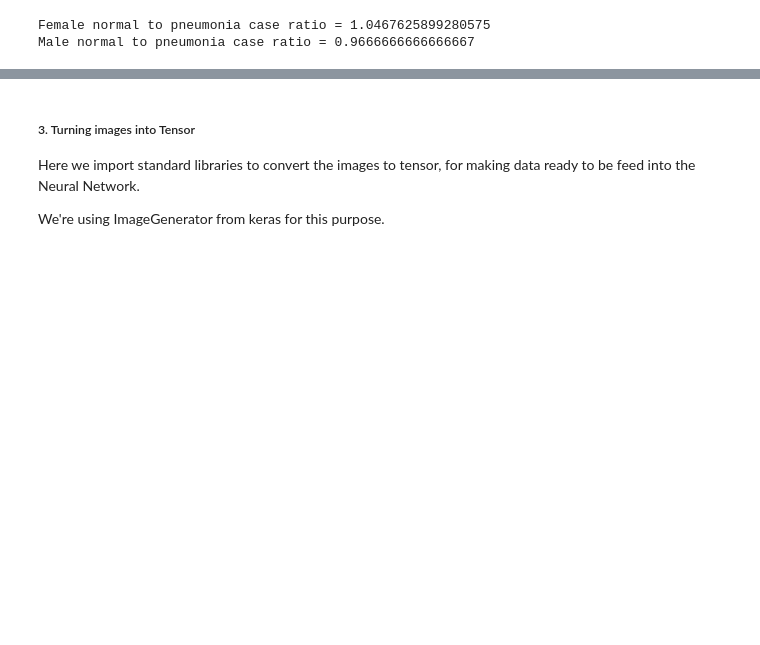
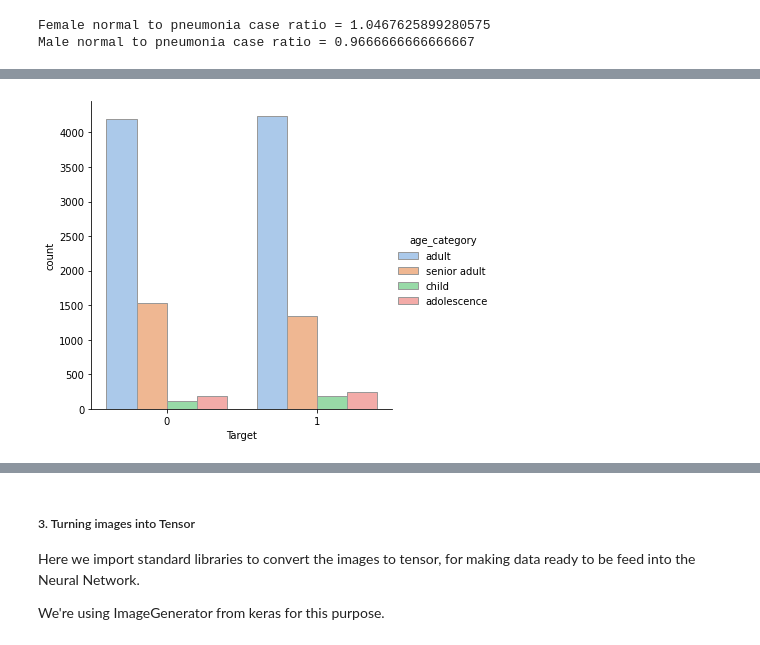
Before and after one commit to Mattobad/Pneumonia-Detection-Deep-Learning, a Jupyter notebook: End_to_End_Pneumonia_detection.ipynb, the cells around one changed output, grey strips where cells are left out. Drawn from its saved outputs; the diff is of its cells as text; code cells hidden in the pictures; blank space fills up the shorter version.

Commit message:
added exploratory data analysis

```diff
--- a/End_to_End_Pneumonia_detection.ipynb
+++ b/End_to_End_Pneumonia_detection.ipynb
@@ -451,0 +474,3 @@ Here, normal to pneumonia case ratio is higher for male compared to female. This
+# %%
+# removing the only one outlier age 148
+patient_df =final_df[final_df['age'] <=100]
@@ -451,0 +481,23 @@ Here, normal to pneumonia case ratio is higher for male compared to female. This
+# %%
+def age_category(age):
+  """
+  Function that introduces age category in the dataFrame
+
+  Args:
+    df: dataFrame
+
+  Returns:
+    df: updated dataFrame with age category"""
+
+  if age <=12:
+    return 'child'
+  elif age> 12 and age < 19:
+    return 'adolescence'
+  elif age>18 and age <60:
+    return 'adult'
+  else:
+    return 'senior adult'
+# %%
+import warnings
+warnings.filterwarnings('ignore')
+patient_df['age_category'] = patient_df['age'].apply(lambda val: age_category(val))
@@ -451,0 +561,7 @@ Here, normal to pneumonia case ratio is higher for male compared to female. This
+# %%
+sns.catplot(x='Target',hue='age_category',kind='count',
+            palette='pastel',edgecolor='0.6',data=patient_df)
+
+plt.show()
+# %% [output]
+[figure, added]
```
Also changed, not shown: parts of 20 cells of this notebook.
